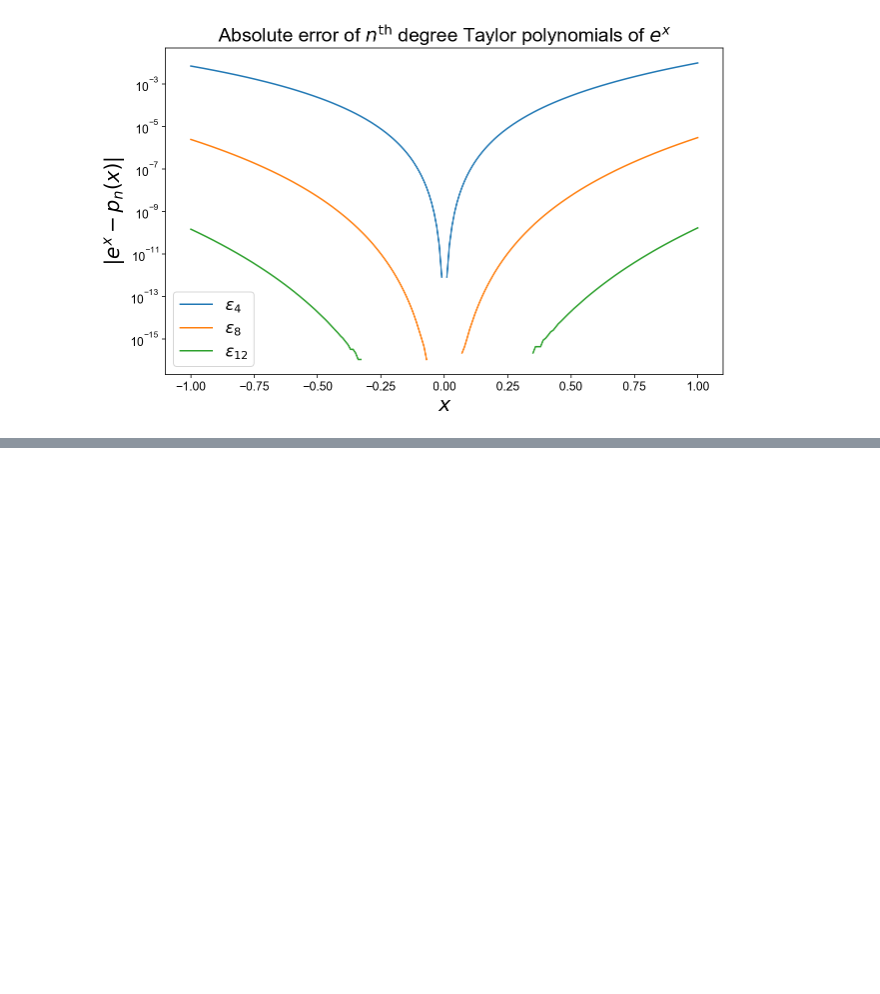
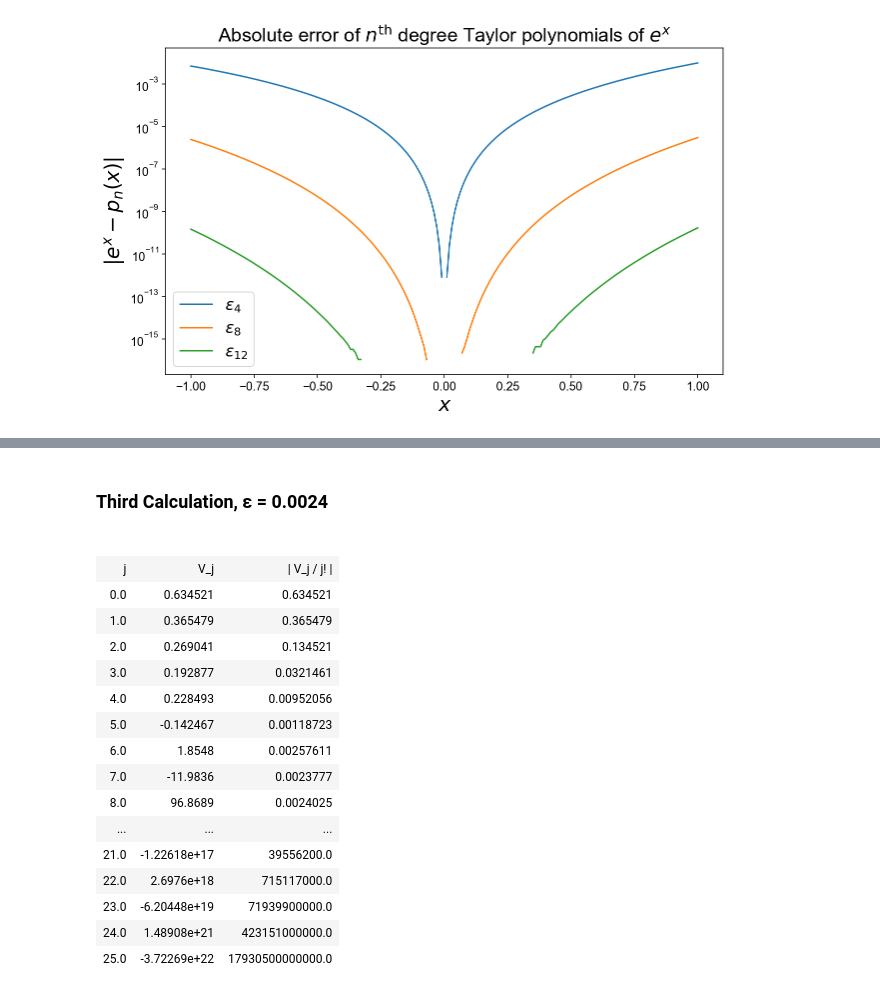
Before and after one commit to andy-rash/MATH3316, a Jupyter notebook: Project1/MATH3316-Project1/doc/RobertRash_MATH3316_Project1.ipynb, the cells around one changed output, grey strips where cells are left out. Saved outputs shown, nothing was run; the diff lists cells and outputs as text; code cells hidden in the pictures; blank space fills up the shorter version.

```diff
--- a/Project1/MATH3316-Project1/doc/RobertRash_MATH3316_Project1.ipynb
+++ b/Project1/MATH3316-Project1/doc/RobertRash_MATH3316_Project1.ipynb
@@ -75,0 +458,36 @@ The plotted results of the error calculations above demonstrate that $p_{12}(1)$
+# %%
+from IPython.display import (HTML, display)
+
+table = [ data['j'], data['v2_e2'], data['e2_e2'] ]
+
+table[0] = np.hstack(('j', table[0]))
+table[1] = np.hstack(('V_j', table[1]))
+table[2] = np.hstack(('| V_j / j! |', table[2]))
+
+table = zip(*table)
+
+display(HTML('<h3>Third Calculation, &epsilon; = 0.0024<h3>'))
+display(HTML(
+    '<table><tr>{}</tr></table>'.format(
+        '</tr><tr>'.join(
+            '<td>{}</td>'.format('</td><td>'.join(str(_) for _ in row)) for row in table)
+        )
+ ))
+# %% [output]
+Third Calculation, ε = 0.0024
+| j | V_j | | V_j / j! | |
+| 0.0 | 0.634521 | 0.634521 |
+| 1.0 | 0.365479 | 0.365479 |
+| 2.0 | 0.269041 | 0.134521 |
+| 3.0 | 0.192877 | 0.0321461 |
+| 4.0 | 0.228493 | 0.00952056 |
+| 5.0 | -0.142467 | 0.00118723 |
+| 6.0 | 1.8548 | 0.00257611 |
+| 7.0 | -11.9836 | 0.0023777 |
+| 8.0 | 96.8689 | 0.0024025 |
+| ... | ... | ... |
+| 21.0 | -1.22618e+17 | 39556200.0 |
+| 22.0 | 2.6976e+18 | 715117000.0 |
+| 23.0 | -6.20448e+19 | 71939900000.0 |
+| 24.0 | 1.48908e+21 | 423151000000.0 |
+| 25.0 | -3.72269e+22 | 17930500000000.0 |
```
Also changed, not shown: parts of 28 cells of this notebook, 10 other files.
